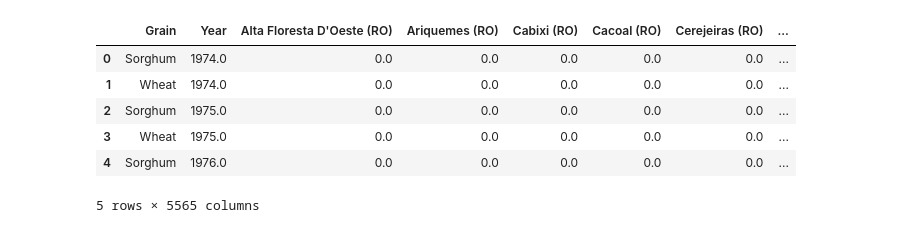
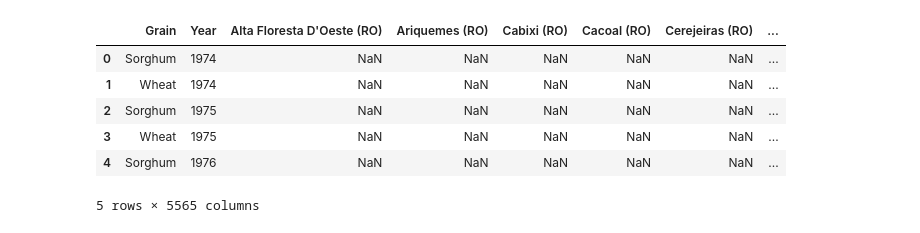
Before and after one commit to thiagomrs/icd2021projetoFinal, a Jupyter notebook: yield.ipynb, the cells around one changed output. Drawn from its saved outputs; the diff is of its cells as text; code cells hidden in the pictures.

```diff
--- a/yield.ipynb
+++ b/yield.ipynb
@@ -11,13 +11,13 @@ plt.rcParams['xtick.labelsize'] = 16
 plt.rcParams['ytick.labelsize'] = 16
 plt.rcParams['lines.linewidth'] = 3
 # %%
-df_yield = pd.read_csv('https://raw.githubusercontent.com/mcaf27/tpibd/main/yield_cor.csv', sep=';').drop(columns='Unnamed: 0')
+df_yield = pd.read_csv('https://raw.githubusercontent.com/thiagomrs/icd2021projetoFinal/main/datasets/brazilian-agricultural-production/yield.csv?token=AKCY5EMQEPS5O7SS4AXLHGTA3TMZ2%27').drop(columns='Unnamed: 0')
 df_yield.head()
 # %% [output]
 |  | Grain | Year | Alta Floresta D'Oeste (RO) | Ariquemes (RO) | Cabixi (RO) | Cacoal (RO) | Cerejeiras (RO) | ... |
-| 0 | Sorghum | 1974.0 | 0.0 | 0.0 | 0.0 | 0.0 | 0.0 | ... |
-| 1 | Wheat | 1974.0 | 0.0 | 0.0 | 0.0 | 0.0 | 0.0 | ... |
-| 2 | Sorghum | 1975.0 | 0.0 | 0.0 | 0.0 | 0.0 | 0.0 | ... |
-| 3 | Wheat | 1975.0 | 0.0 | 0.0 | 0.0 | 0.0 | 0.0 | ... |
-| 4 | Sorghum | 1976.0 | 0.0 | 0.0 | 0.0 | 0.0 | 0.0 | ... |
+| 0 | Sorghum | 1974 | NaN | NaN | NaN | NaN | NaN | ... |
+| 1 | Wheat | 1974 | NaN | NaN | NaN | NaN | NaN | ... |
+| 2 | Sorghum | 1975 | NaN | NaN | NaN | NaN | NaN | ... |
+| 3 | Wheat | 1975 | NaN | NaN | NaN | NaN | NaN | ... |
+| 4 | Sorghum | 1976 | NaN | NaN | NaN | NaN | NaN | ... |
 5 rows × 5565 columns
```
Also changed, not shown: parts of 12 cells of this notebook, 1 other file.
